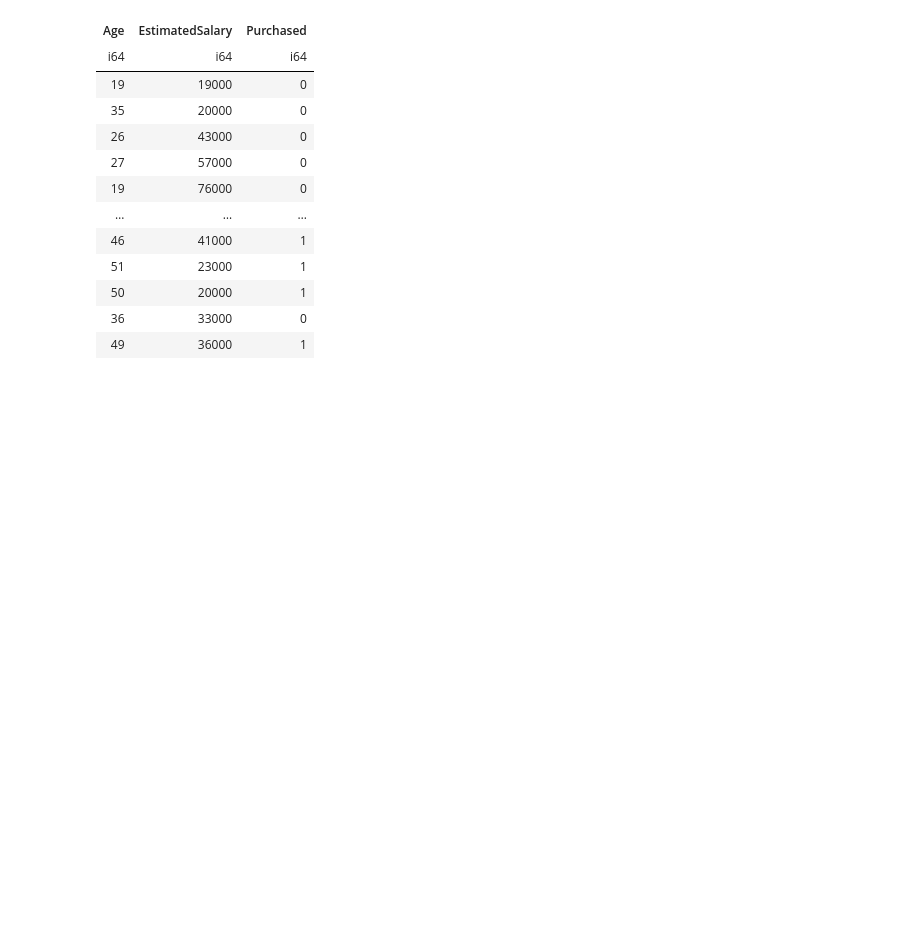
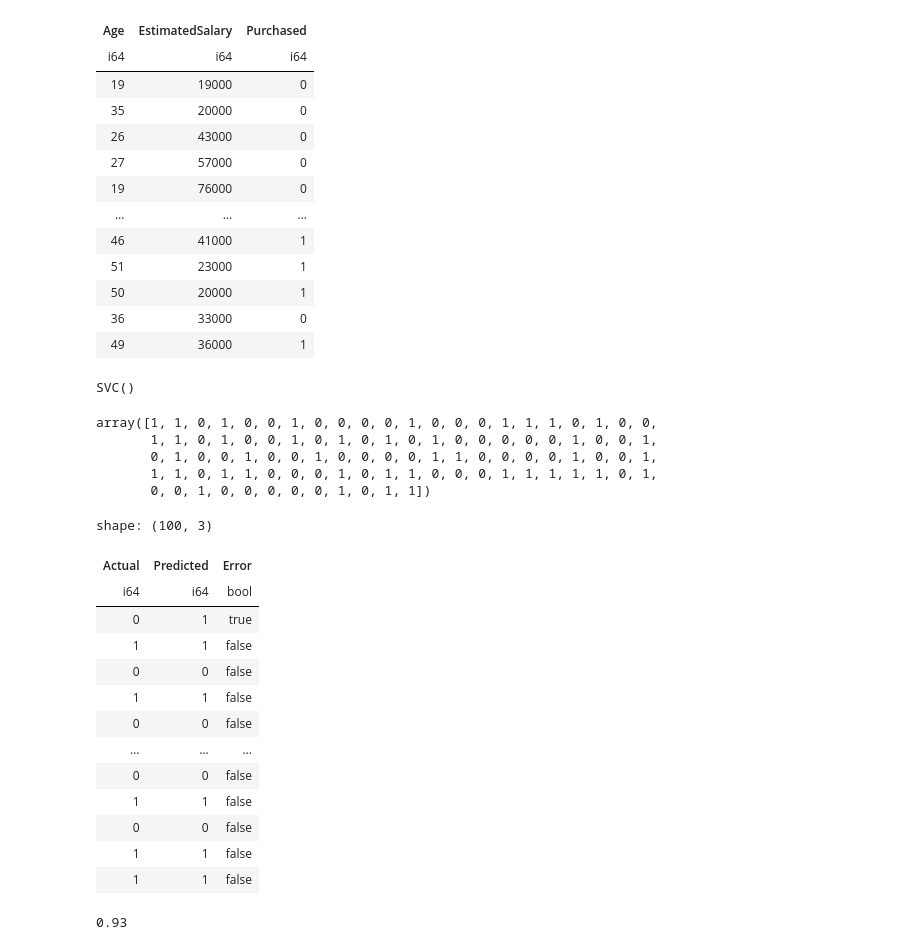
Before and after one commit to ZygimantasB/Python_R_from_two_Data_Science_experts, a Jupyter notebook: Section 19 Kernel SVM/section_19.ipynb, the cells around one changed output. Drawn from its saved outputs; the diff is of its cells as text; code cells hidden in the pictures; blank space fills up the shorter version.

```diff
--- a/Section 19 Kernel SVM/section_19.ipynb
+++ b/Section 19 Kernel SVM/section_19.ipynb
@@ -31,0 +52,4 @@ shape: (400, 3)
+# %%
+svr_model.fit(scaled_X_train, y_train)
+# %% [output]
+SVC()
@@ -31,0 +58,29 @@ shape: (400, 3)
+# %%
+predictions
+# %% [output]
+array([1, 1, 0, 1, 0, 0, 1, 0, 0, 0, 0, 1, 0, 0, 0, 1, 1, 1, 0, 1, 0, 0,
+       1, 1, 0, 1, 0, 0, 1, 0, 1, 0, 1, 0, 1, 0, 0, 0, 0, 0, 1, 0, 0, 1,
+       0, 1, 0, 0, 1, 0, 0, 1, 0, 0, 0, 0, 1, 1, 0, 0, 0, 0, 1, 0, 0, 1,
+       1, 1, 0, 1, 1, 0, 0, 0, 1, 0, 1, 1, 0, 0, 0, 1, 1, 1, 1, 1, 0, 1,
+       0, 0, 1, 0, 0, 0, 0, 0, 1, 0, 1, 1])
+# %%
+pl.DataFrame({
+    'Actual': y_test,
+    'Predicted': predictions,
+    'Error': pl.Series(predictions) != pl.Series(y_test)
+})
+# %% [output]
+shape: (100, 3)
+| Actual | Predicted | Error |
+| i64 | i64 | bool |
+| 0 | 1 | true |
+| 1 | 1 | false |
+| 0 | 0 | false |
+| 1 | 1 | false |
+| 0 | 0 | false |
+| … | … | … |
+| 0 | 0 | false |
+| 1 | 1 | false |
+| 0 | 0 | false |
+| 1 | 1 | false |
+| 1 | 1 | false |
@@ -31,0 +89,4 @@ shape: (400, 3)
+# %%
+accuracy_score(y_test, predictions)
+# %% [output]
+0.93
```
Also changed, not shown: parts of 14 cells of this notebook.
